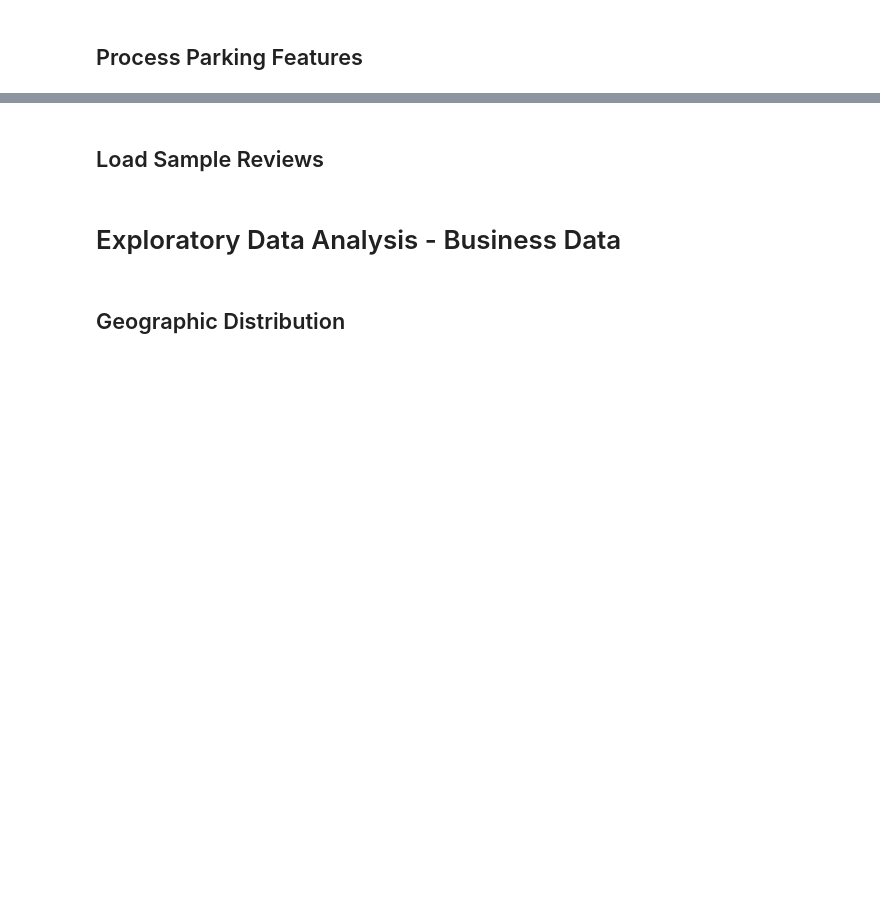
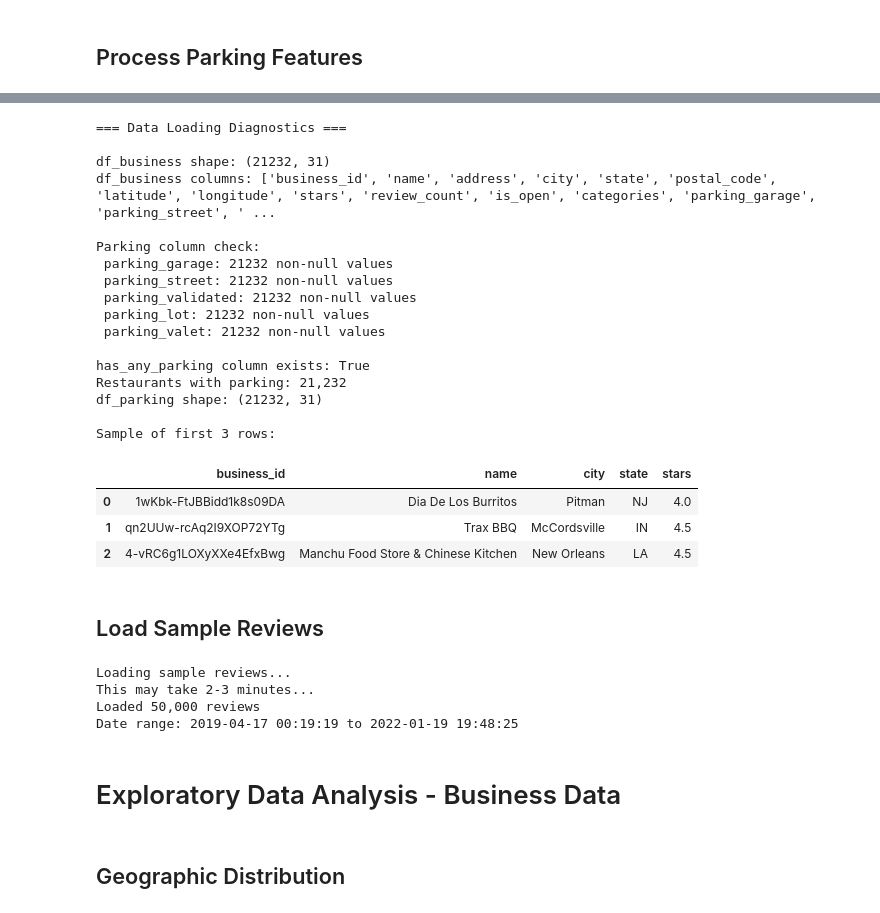
Before and after one commit to omarsagoo/VenueSignal, a Jupyter notebook: EDA.ipynb, the cells around one changed output, grey strips where cells are left out. Drawn from its saved outputs; the diff is of its cells as text; code cells hidden in the pictures; blank space fills up the shorter version.

```diff
--- a/EDA.ipynb
+++ b/EDA.ipynb
@@ -182,3 +774,47 @@ print(f"({len(df_parking)/len(df_business)*100:.1f}% of all restaurants)")
+# %%
+# Check data load
+print("=== Data Loading Diagnostics ===\n")
+print(f"df_business shape: {df_business.shape}")
+print(f"df_business columns: {list(df_business.columns)}\n")
+
+print("Parking column check:")
+for col in ['parking_garage', 'parking_street', 'parking_validated', 'parking_lot', 'parking_valet']:
+    if col in df_business.columns:
+        print(f" {col}: {df_business[col].notna().sum()} non-null values")
+    else:
+        print(f" {col}: MISSING")
+
+print(f"\nhas_any_parking column exists: {'has_any_parking' in df_business.columns}")
+if 'has_any_parking' in df_business.columns:
+    print(f"Restaurants with parking: {df_business['has_any_parking'].sum():,}")
+    print(f"df_parking shape: {df_parking.shape if 'df_parking' in locals() else 'NOT CREATED'}")
+else:
+    print("has_any_parking column was not created!")
+
+print("\nSample of first 3 rows:")
+display(df_business[['business_id', 'name', 'city', 'state', 'stars']].head(3))
+# %% [output]
+=== Data Loading Diagnostics ===
+
+df_business shape: (21232, 31)
+df_business columns: ['business_id', 'name', 'address', 'city', 'state', 'postal_code', 'latitude', 'longitude', 'stars', 'review_count', 'is_open', 'categories', 'parking_garage', 'parking_street', ' ...
+
+Parking column check:
+ parking_garage: 21232 non-null values
+ parking_street: 21232 non-null values
+ parking_validated: 21232 non-null values
+ parking_lot: 21232 non-null values
+ parking_valet: 21232 non-null values
+
+has_any_parking column exists: True
+Restaurants with parking: 21,232
+df_parking shape: (21232, 31)
+
+Sample of first 3 rows:
+|  | business_id | name | city | state | stars |
+| 0 | 1wKbk-FtJBBidd1k8s09DA | Dia De Los Burritos | Pitman | NJ | 4.0 |
+| 1 | qn2UUw-rcAq2I9XOP72YTg | Trax BBQ | McCordsville | IN | 4.5 |
+| 2 | 4-vRC6g1LOXyXXe4EfxBwg | Manchu Food Store & Chinese Kitchen | New Orleans | LA | 4.5 |
 # %% [markdown]
 ## Load Sample Reviews
 # %%
@@ -212,8 +848,13 @@ print("This may take 2-3 minutes...")
 
 df_reviews = pd.read_sql(reviews_query, conn)
 
-print(f"\n✓ Loaded {len(df_reviews):,} reviews")
+print(f"Loaded {len(df_reviews):,} reviews")
 print(f"Date range: {df_reviews['date'].min()} to {df_reviews['date'].max()}")
+# %% [output]
+Loading sample reviews...
+This may take 2-3 minutes...
+Loaded 50,000 reviews
+Date range: 2019-04-17 00:19:19 to 2022-01-19 19:48:25
 # %% [markdown]
 # Exploratory Data Analysis - Business Data
 # %% [markdown]
```
Also changed, not shown: parts of 24 cells of this notebook.
